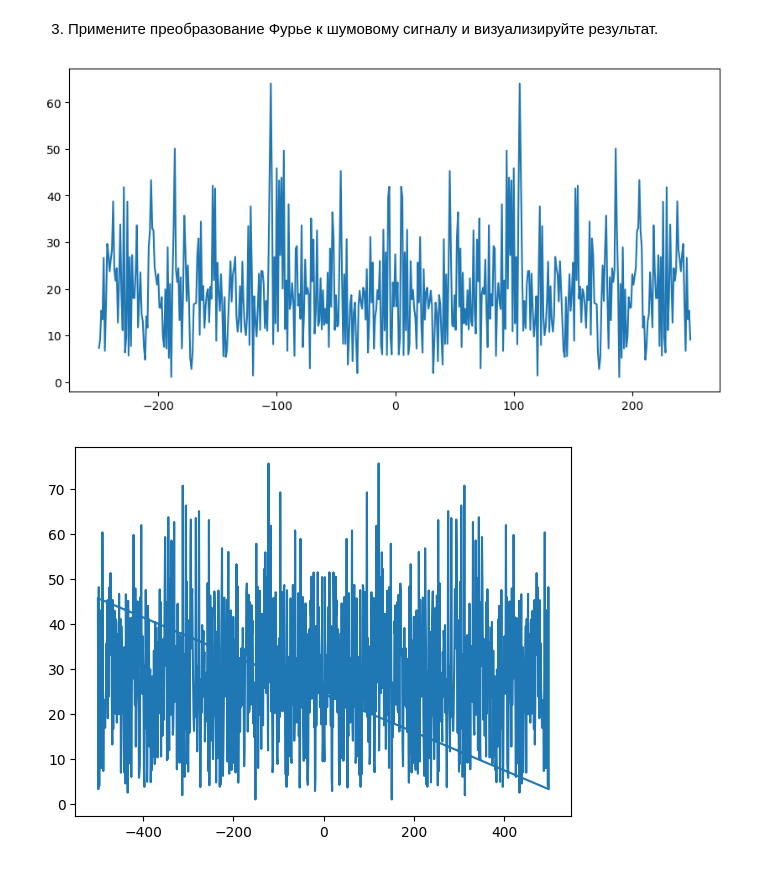
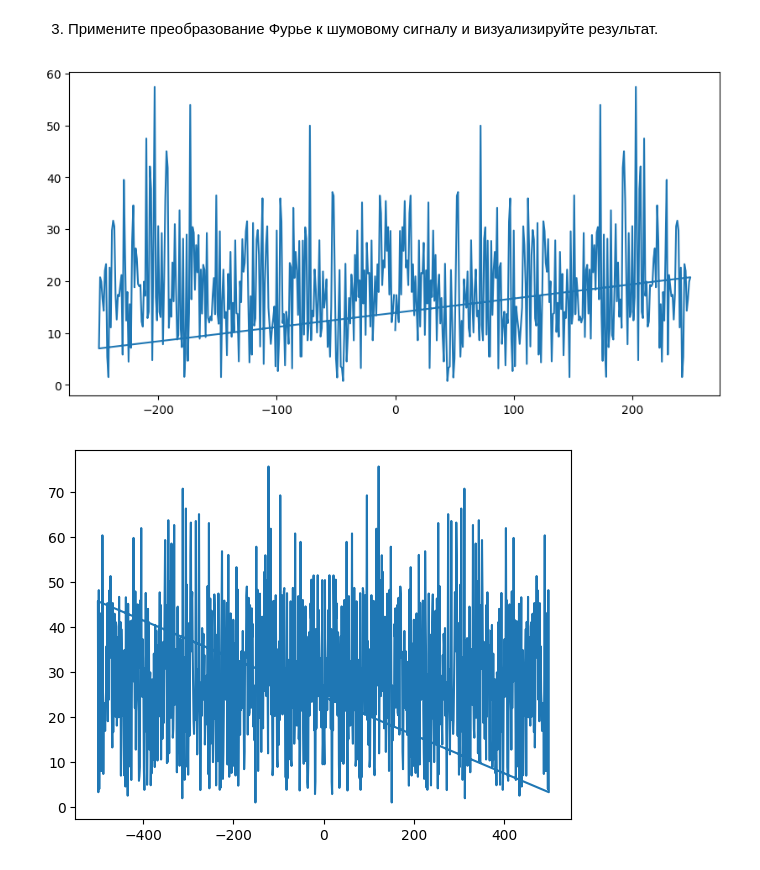
Before and after one commit to alexmordashov/computer_math, a Jupyter notebook: 9. Генерация сигналов и преобразования Фурье/Практическая_работа_№9_Генерация_сигналов_и_преобразования_Фурье.ipynb, the cells around one changed output. Drawn from its saved outputs; the diff is of its cells as text; code cells hidden in the pictures.

```diff
--- a/9. Генерация сигналов и преобразования Фурье/Практическая_работа_№9_Генерация_сигналов_и_преобразования_Фурье.ipynb
+++ b/9. Генерация сигналов и преобразования Фурье/Практическая_работа_№9_Генерация_сигналов_и_преобразования_Фурье.ipynb
@@ -198,14 +198,15 @@ plt.show()
 # %%
 n = len(noise_sig)
 fft_result = fft(noise_sig)
 frequencies = fftfreq(n, 1 / fs)
-idx = np.argsort(frequencies)
+#idx = np.argsort(frequencies)
 
 plt.figure(figsize=(10, 5))
-plt.plot(frequencies[idx], np.abs(fft_result[idx]))
+plt.plot(frequencies, np.abs(fft_result))
+#plt.plot(frequencies[idx], np.abs(fft_result[idx]))
 plt.show()
 # %% [output]
-[figure, old version]
+[figure, new version]
 # %%
 # Пример
 # %% [output]
```
Also changed, not shown: parts of 13 cells of this notebook.
